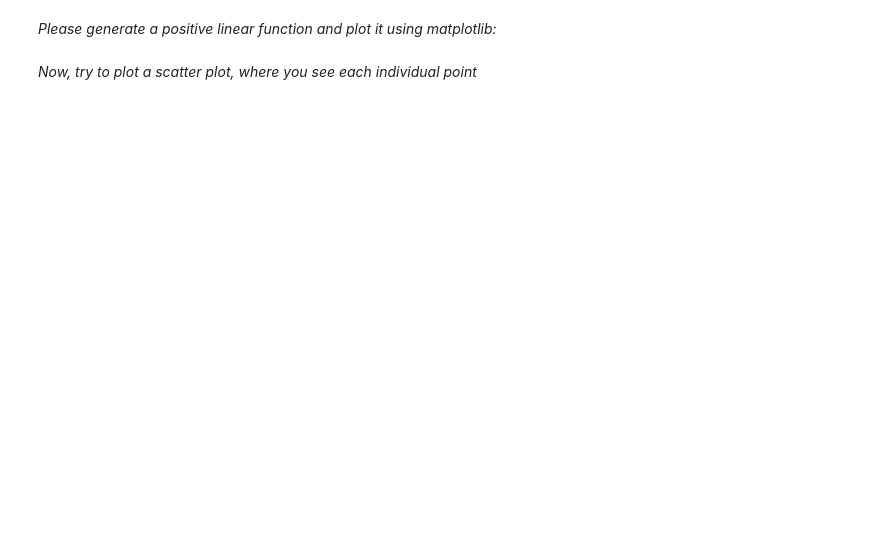
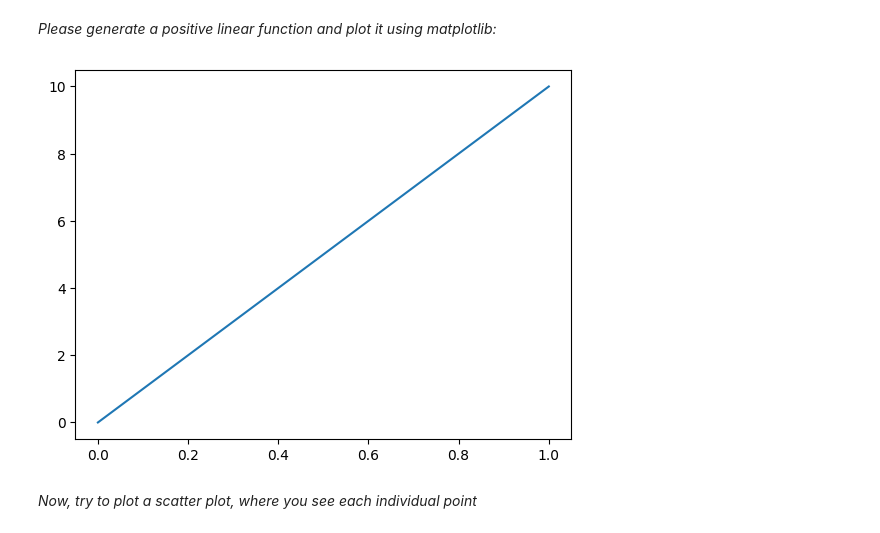
Before and after one commit to AnesCajic/Data-Science-for-Customer-Insight, a Jupyter notebook: Data_Science_for_Customer_Insights_Python_Introduction_Course.ipynb, the cells around one changed output. Saved outputs shown, nothing was run; the diff lists cells and outputs as text; code cells hidden in the pictures; blank space fills up the shorter version.

```diff
--- a/Data_Science_for_Customer_Insights_Python_Introduction_Course.ipynb
+++ b/Data_Science_for_Customer_Insights_Python_Introduction_Course.ipynb
@@ -781,10 +813,12 @@ Matplotlib is a program library for the programming language Python, which allow
 # %%
 import numpy as np
 import matplotlib.pyplot as plt
-a = np. ... # please create 10 evenly spaced numbes between 0 and 1
-b = np. ... # please create 10 evenly spaced numbes between 0 and 10
+a = np.linspace(0,1,10) # please create 10 evenly spaced numbes between 0 and 1
+b = np.linspace(0,10,10) # please create 10 evenly spaced numbes between 0 and 10
 plt.plot(a,b)
 plt.show()
+# %% [output]
+[figure, added]
 # %% [markdown]
 *Now, try to plot a scatter plot, where you see each individual point*
 # %%
```
Also changed, not shown: parts of 4 cells of this notebook.
